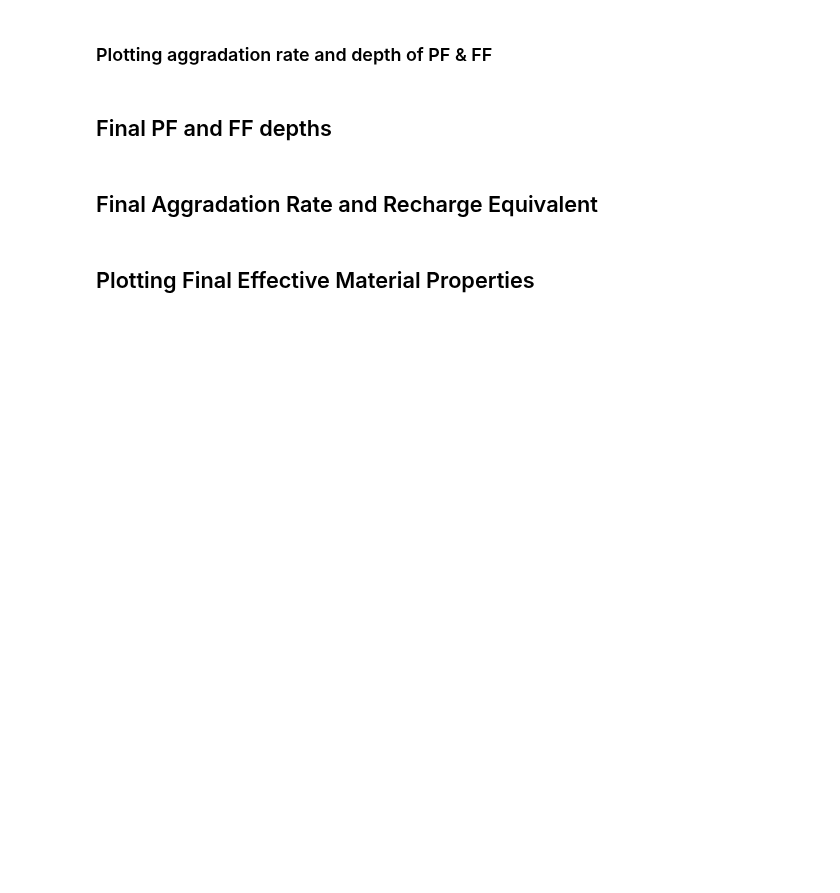
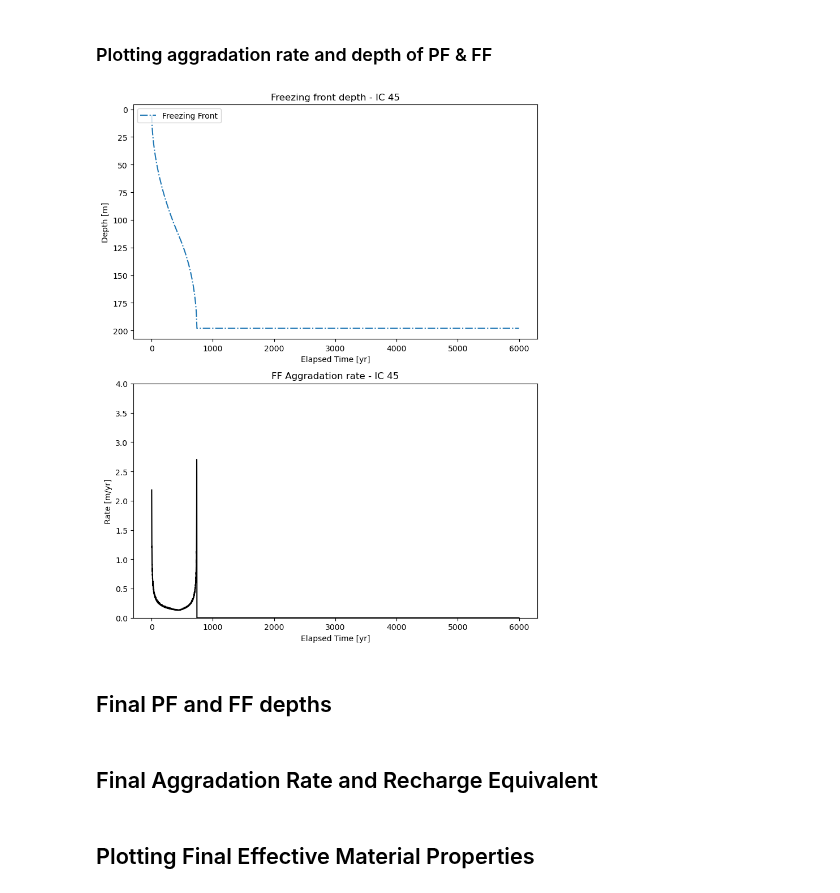
Before and after one commit to alexiak322/ceres-pingo-model, a Jupyter notebook: -1DHT-model-code/python/1DHT Model.ipynb, the cells around one changed output. Drawn from its saved outputs; the diff is of its cells as text; code cells hidden in the pictures; blank space fills up the shorter version.

```diff
--- a/-1DHT-model-code/python/1DHT Model.ipynb
+++ b/-1DHT-model-code/python/1DHT Model.ipynb
@@ -535,7 +615,7 @@ plt.legend(bbox_to_anchor=(1.05, 1), loc='upper left', borderaxespad=0)
 # %% [markdown]
 ### Plotting aggradation rate and depth of PF & FF
 # %%
-TqFF= 271.15 #K, freezing front temp
+TqFF= 240 #K, freezing front temp
 Tq_1= 272.15 #not sure what this is
 TqPF= 273.15 #permafrost temp
 t_intv=1         ### Time interval between columns in T_matx [yr]
@@ -648,38 +728,41 @@ for col in colcount:
             aggr_rateFF[ii] = (zqFF[ii + 1] - zqFF[ii]) / t_intv
 
         for ii in range(len(zqFF)-1):
             aggr_rate_1[ii] = (zq_1[ii + 1] - zq_1[ii]) / t_intv
 
         for ii in range(len(zqFF)-1):
             aggr_ratePF[ii] = (zqPF[ii + 1] - zqPF[ii]) / t_intv
 
         presentAggrRate[colcount]=aggr_rateFF[len(aggr_rateFF)-1]
 
 # Plotting
 fig, axes = plt.subplots(nrows=2, ncols=1, figsize=(8, 10))
 
 # Plot the Freezing front and PF depth data in the first subplot
 axes[0].plot(tt, zqFF, '-.', label='Freezing Front')
-axes[0].plot(tt, zqPF, '-.', label='Permafrost Front')
-axes[0].set_title('Freezing front and permafrost depth - Zone 0-1')
+#axes[0].plot(tt, zqPF, '-.', label='Permafrost Front')
+axes[0].set_title('Freezing front depth - IC 45')
 axes[0].invert_yaxis()
 axes[0].set_xlabel('Elapsed Time [yr]')
 axes[0].set_ylabel('Depth [m]')
 axes[0].legend(loc='upper left')
-axes[0].set_ylim(100, 0)
-#axes[0].set_xlim(0,10000)
+#axes[0].set_ylim(100, 0)
+#axes[0].set_xlim(None,35000)
 
 # Plot the Aggradation rate data in the second subplot
 axes[1].plot(tt_shift, aggr_rateFF, 'k')
-axes[1].set_title('FF Aggradation rate - Zone 0-1')
+axes[1].set_title('FF Aggradation rate - IC 45')
 axes[1].set_xlabel('Elapsed Time [yr]')
 axes[1].set_ylabel('Rate [m/yr]')
 #axes[1].set_xlim(0,10000)
+axes[1].set_ylim(0,4)
 #axes[1].legend(loc='upper right')
 
 # Adjust layout and show the plots
 plt.tight_layout()
 plt.show()
+# %% [output]
+[figure, added]
 # %%
 zqFF =
 # %%
```
Also changed, not shown: parts of 13 cells of this notebook.
